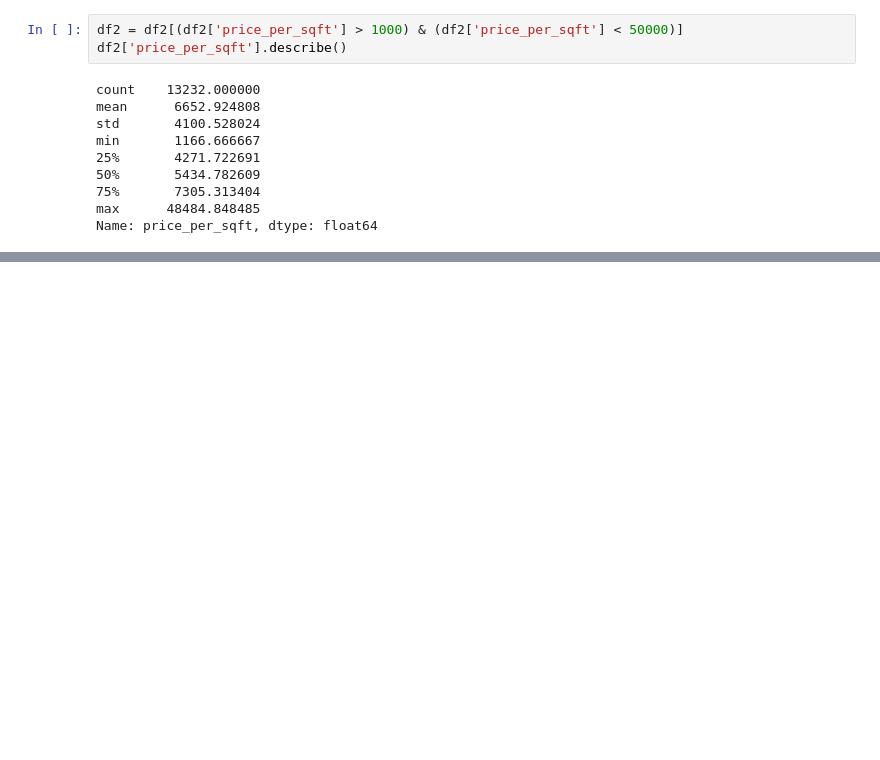
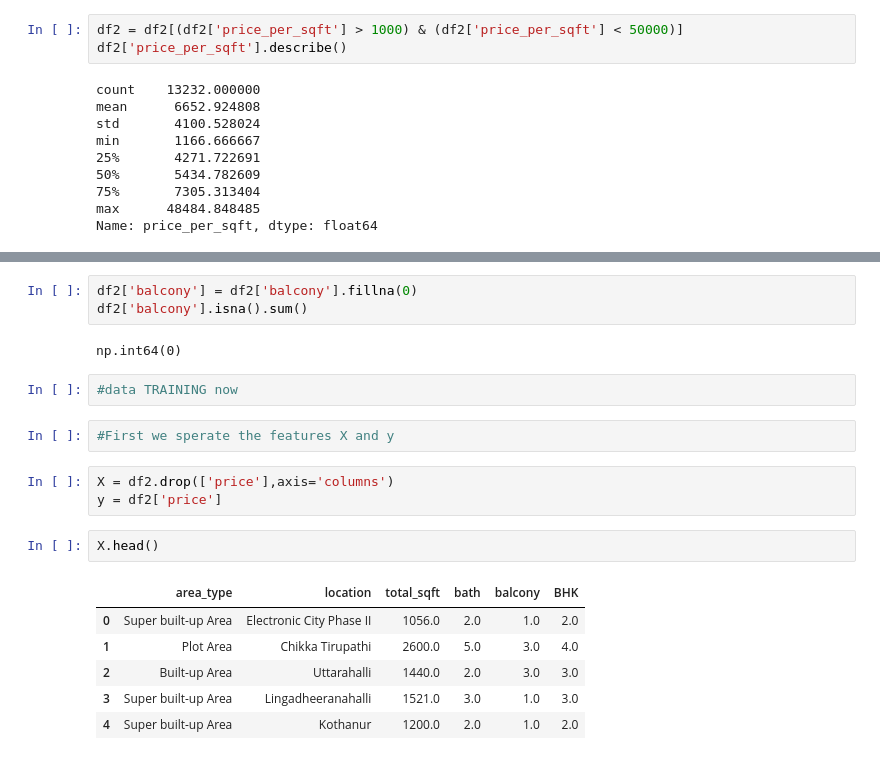
Before and after one commit to Rohoxoxo/real-estate-ml-aws, a Jupyter notebook: EDA.ipynb, the cells around one changed output, grey strips where cells are left out. Cells and saved outputs as stored; diff of their text form; blank space fills up the shorter version.

```diff
--- a/EDA.ipynb
+++ b/EDA.ipynb
@@ -312,0 +342,21 @@ df2.head()
+# %%
+df2['balcony'] = df2['balcony'].fillna(0)
+df2['balcony'].isna().sum()
+# %% [output]
+np.int64(0)
+# %%
+#data TRAINING now
+# %%
+#First we sperate the features X and y
+# %%
+X = df2.drop(['price'],axis='columns')
+y = df2['price']
+# %%
+X.head()
+# %% [output]
+|  | area_type | location | total_sqft | bath | balcony | BHK |
+| 0 | Super built-up Area | Electronic City Phase II | 1056.0 | 2.0 | 1.0 | 2.0 |
+| 1 | Plot Area | Chikka Tirupathi | 2600.0 | 5.0 | 3.0 | 4.0 |
+| 2 | Built-up Area | Uttarahalli | 1440.0 | 2.0 | 3.0 | 3.0 |
+| 3 | Super built-up Area | Lingadheeranahalli | 1521.0 | 3.0 | 1.0 | 3.0 |
+| 4 | Super built-up Area | Kothanur | 1200.0 | 2.0 | 1.0 | 2.0 |
```
Also changed, not shown: parts of 49 cells of this notebook, 3 other files.
